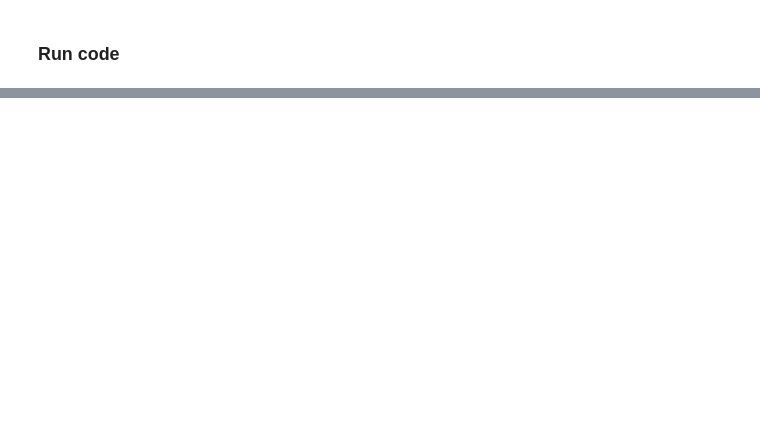
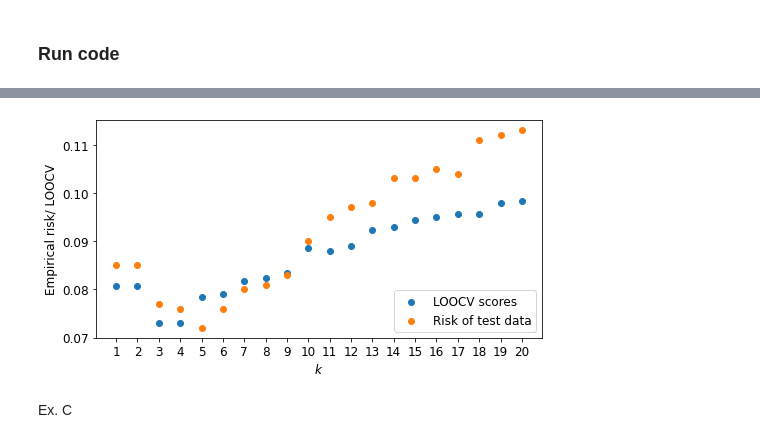
Before and after one commit to Sarc-s/2MMS80-part-one, a Jupyter notebook: gpu_code.ipynb, the cells around one changed output, grey strips where cells are left out. Cells and saved outputs as stored; diff of their text form; code cells hidden in the pictures; blank space fills up the shorter version.

```diff
--- a/gpu_code.ipynb
+++ b/gpu_code.ipynb
@@ -193,0 +290,4 @@ wpresults = wp.empty(shape=len(images_train), dtype=float, device='cuda:0')
+# %%
+k = 20
+p = 2
+LOOCV_scores = cross_validation_gpu(images_train_small, numbers_train_small, k, p)
@@ -193,0 +313,15 @@ wpresults = wp.empty(shape=len(images_train), dtype=float, device='cuda:0')
+# %%
+fig, ax = plt.subplots(figsize=(8, 4))
+ax.scatter(range(1,k+1), LOOCV_scores, label='LOOCV scores')
+ax.scatter(range(1,k+1), test_small_risk, label='Risk of test data')
+ax.legend(loc=4)
+ax.set_xlabel(r"$k$")
+ax.set_ylabel("Empirical risk/ LOOCV")
+ax.xaxis.set_ticks(list(range(1,21)))
+
+plt.savefig("Figures/ex_b_risk_LOOCV.pdf")
+plt.show()
+# %% [output]
+[figure, added]
+# %% [markdown]
+Ex. C
```
Also changed, not shown: parts of 31 cells of this notebook, 2 other files.
